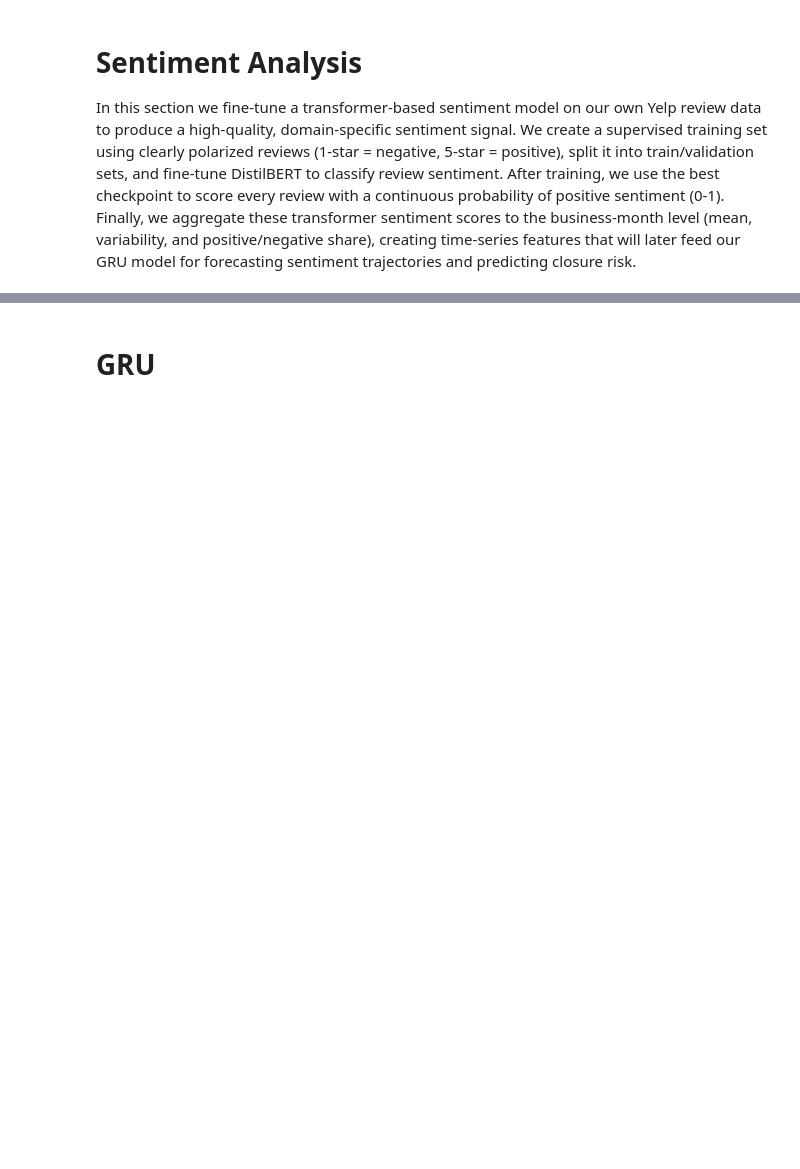
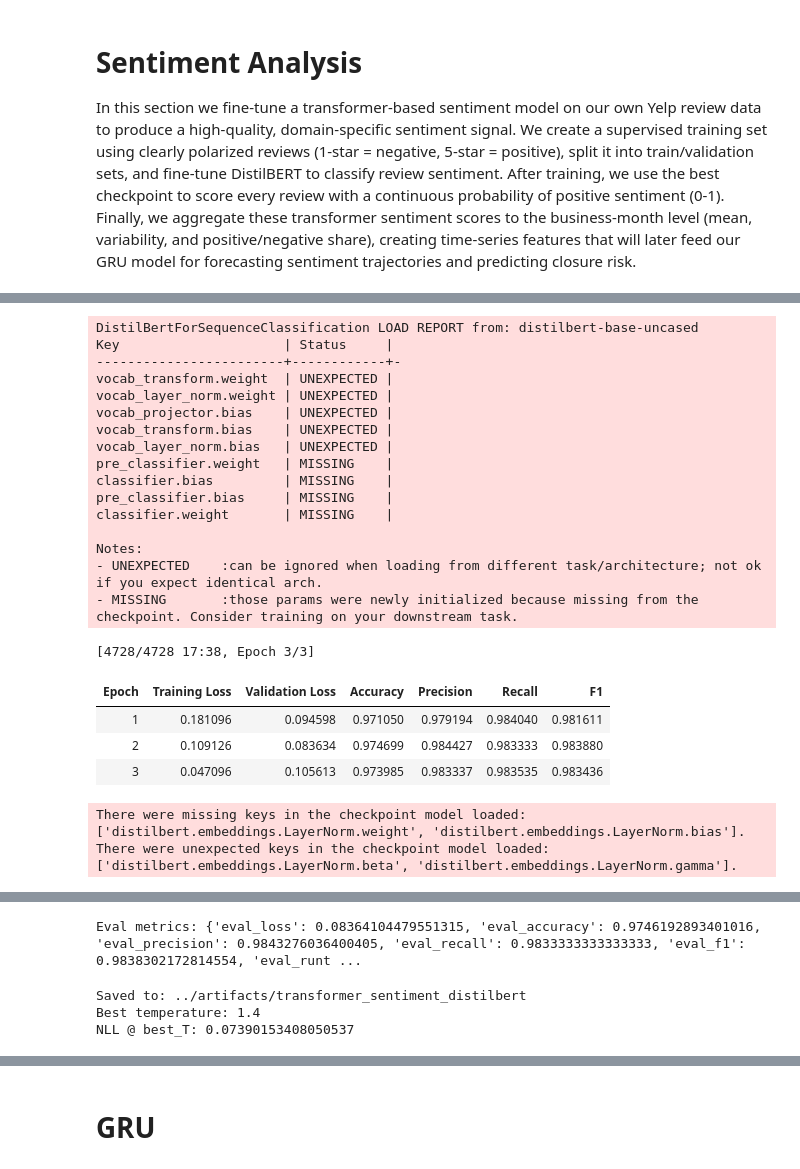
Before and after one commit to joshuadollison/smallbizpulse, a Jupyter notebook: notebooks/model_exploration.ipynb, the cells around one changed output, grey strips where cells are left out. Drawn from its saved outputs; the diff is of its cells as text; code cells hidden in the pictures; blank space fills up the shorter version.

```diff
--- a/notebooks/model_exploration.ipynb
+++ b/notebooks/model_exploration.ipynb
@@ -508,7 +511,6 @@ import numpy as np
 import pandas as pd
 
 import torch
-from datasets import Dataset
 from transformers import (
     AutoTokenizer,
     AutoModelForSequenceClassification,
@@ -579,27 +581,38 @@ print("Train label dist:\n", train_split["label"].value_counts(normalize=True))
 print("Val label dist:\n", val_split["label"].value_counts(normalize=True))
 
 # ============================
-# Cell 4 - Tokenize + Build HF Datasets
+# Cell 4 - Tokenize + Build Torch Datasets (NO HuggingFace datasets/pyarrow)
 # ============================
 MODEL_NAME = "distilbert-base-uncased"
 MAX_LEN = 256
 
 tokenizer = AutoTokenizer.from_pretrained(MODEL_NAME)
 
-def tokenize_batch(batch):
-    return tokenizer(
-        batch["text"],
-        truncation=True,
-        max_length=MAX_LEN
-    )
+from torch.utils.data import Dataset as TorchDataset
 
-train_ds = Dataset.from_pandas(train_split[["text", "label"]])
-val_ds = Dataset.from_pandas(val_split[["text", "label"]])
+class ReviewTorchDataset(TorchDataset):
+    def __init__(self, texts, labels, tokenizer, max_len=256):
+        self.texts = list(texts)
+        self.labels = list(labels)
+        self.tokenizer = tokenizer
+        self.max_len = max_len
 
-train_ds = train_ds.map(tokenize_batch, batched=True, remove_columns=["text"])
-val_ds = val_ds.map(tokenize_batch, batched=True, remove_columns=["text"])
+    def __len__(self):
+        return len(self.texts)
 
-data_collator = DataCollatorWithPadding(tokenizer=tokenizer)
+    def __getitem__(self, idx):
+        enc = self.tokenizer(
+            self.texts[idx],
+            truncation=True,
+            max_length=self.max_len,
+        )
+        enc["labels"] = int(self.labels[idx])
+        return enc
+
+train_tds = ReviewTorchDataset(train_split["text"], train_split["label"], tokenizer, MAX_LEN)
+val_tds   = ReviewTorchDataset(val_split["text"],   val_split["label"],   tokenizer, MAX_LEN)
+
+data_collator = DataCollatorWithPadding(tokenizer=tokenizer, return_tensors="pt")
 
 # ============================
 # Cell 5 - Model + Metrics
@@ -632,8 +645,7 @@ PER_DEVICE_TRAIN_BS = 16
 PER_DEVICE_EVAL_BS = 32
 GRAD_ACCUM = 2
 
-# warmup_ratio is deprecated in v5.2 - use warmup_steps now.
-steps_per_epoch = math.ceil(len(train_ds) / (PER_DEVICE_TRAIN_BS * GRAD_ACCUM))
+steps_per_epoch = math.ceil(len(train_tds) / (PER_DEVICE_TRAIN_BS * GRAD_ACCUM))
 total_steps = steps_per_epoch * EPOCHS
 warmup_steps = int(0.06 * total_steps)
 
@@ -641,7 +653,6 @@ training_args = TrainingArguments(
     output_dir=OUT_DIR,
     seed=SEED,
 
-    # Transformers v5 uses eval_strategy (NOT evaluation_strategy)
     eval_strategy="epoch",
     save_strategy="epoch",
 
@@ -663,12 +674,11 @@ training_args = TrainingArguments(
     report_to="none"
 )
 
-# Transformers v5 Trainer does NOT accept tokenizer=.  Use processing_class=.
 trainer = Trainer(
     model=model,
     args=training_args,
-    train_dataset=train_ds,
-    eval_dataset=val_ds,
+    train_dataset=train_tds,
+    eval_dataset=val_tds,
     data_collator=data_collator,
     processing_class=tokenizer,
     compute_metrics=compute_metrics
@@ -686,7 +696,7 @@ print("Saved to:", OUT_DIR)
 # Cell 7 - Temperature scaling (calibration) on validation set
 # Output: best_T
 # ============================
-pred_out = trainer.predict(val_ds)
+pred_out = trainer.predict(val_tds)
 val_logits = torch.tensor(pred_out.predictions, dtype=torch.float32)
 val_labels = torch.tensor(pred_out.label_ids, dtype=torch.long)
 
@@ -707,8 +717,6 @@ print("NLL @ best_T:", min(losses))
 # Cell 8 - Score ALL Reviews (fast batch logits, temperature-scaled)
 # Output: df['tx_sent'] = calibrated P(positive), 0..1
 # ============================
-from transformers import DataCollatorWithPadding
-
 ft_model = AutoModelForSequenceClassification.from_pretrained(OUT_DIR)
 ft_tokenizer = AutoTokenizer.from_pretrained(OUT_DIR)
 
@@ -753,7 +761,6 @@ print("tx_sent range:", df["tx_sent"].min(), "to", df["tx_sent"].max())
 # ============================
 df["month"] = df["date"].dt.to_period("M").dt.to_timestamp()
 
-"""
 biz_month_tx = (
     df.groupby(["business_id", "status", "month"])
       .agg(
@@ -767,7 +774,6 @@ biz_month_tx = (
       .reset_index()
       .sort_values(["business_id", "month"])
 )
-"""
 
 MIN_N = 5
 
@@ -792,0 +817,23 @@ ValueError: pyarrow.lib.IpcReadOptions size changed, may indicate binary incompa
+DistilBertForSequenceClassification LOAD REPORT from: distilbert-base-uncased
+Key                     | Status     |
+------------------------+------------+-
+vocab_transform.weight  | UNEXPECTED |
+vocab_layer_norm.weight | UNEXPECTED |
+vocab_projector.bias    | UNEXPECTED |
+vocab_transform.bias    | UNEXPECTED |
+vocab_layer_norm.bias   | UNEXPECTED |
+pre_classifier.weight   | MISSING    |
+classifier.bias         | MISSING    |
+pre_classifier.bias     | MISSING    |
+classifier.weight       | MISSING    |
+
+Notes:
+- UNEXPECTED    :can be ignored when loading from different task/architecture; not ok if you expect identical arch.
+- MISSING       :those params were newly initialized because missing from the checkpoint. Consider training on your downstream task.
+[4728/4728 17:38, Epoch 3/3]
+| Epoch | Training Loss | Validation Loss | Accuracy | Precision | Recall | F1 |
+| 1 | 0.181096 | 0.094598 | 0.971050 | 0.979194 | 0.984040 | 0.981611 |
+| 2 | 0.109126 | 0.083634 | 0.974699 | 0.984427 | 0.983333 | 0.983880 |
+| 3 | 0.047096 | 0.105613 | 0.973985 | 0.983337 | 0.983535 | 0.983436 |
+There were missing keys in the checkpoint model loaded: ['distilbert.embeddings.LayerNorm.weight', 'distilbert.embeddings.LayerNorm.bias'].
+There were unexpected keys in the checkpoint model loaded: ['distilbert.embeddings.LayerNorm.beta', 'distilbert.embeddings.LayerNorm.gamma'].
@@ -792,0 +841,4 @@ ValueError: pyarrow.lib.IpcReadOptions size changed, may indicate binary incompa
+Eval metrics: {'eval_loss': 0.08364104479551315, 'eval_accuracy': 0.9746192893401016, 'eval_precision': 0.9843276036400405, 'eval_recall': 0.9833333333333333, 'eval_f1': 0.9838302172814554, 'eval_runt ...
+Saved to: ../artifacts/transformer_sentiment_distilbert
+Best temperature: 1.4
+NLL @ best_T: 0.07390153408050537
```
Also changed, not shown: parts of 14 cells of this notebook.
